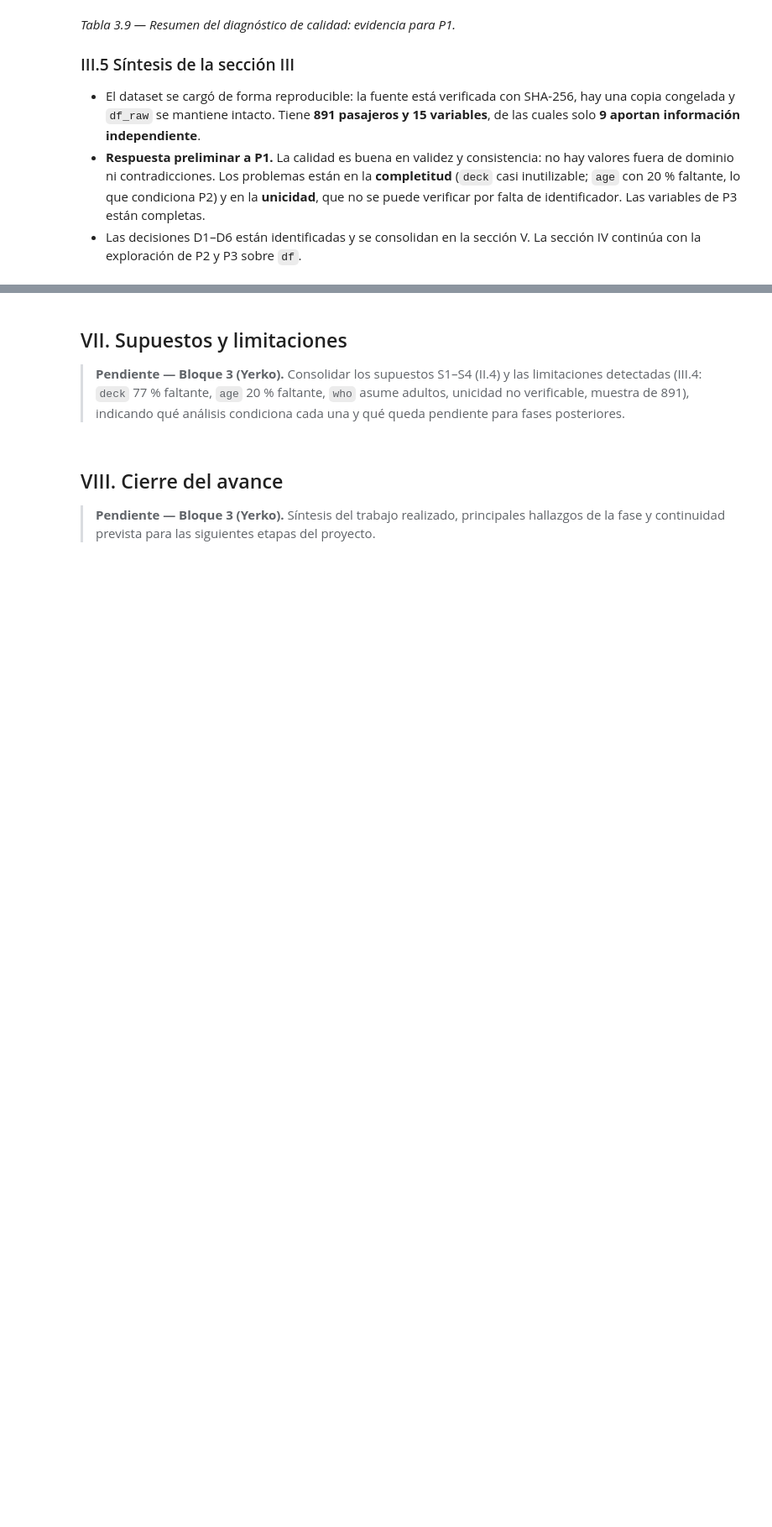
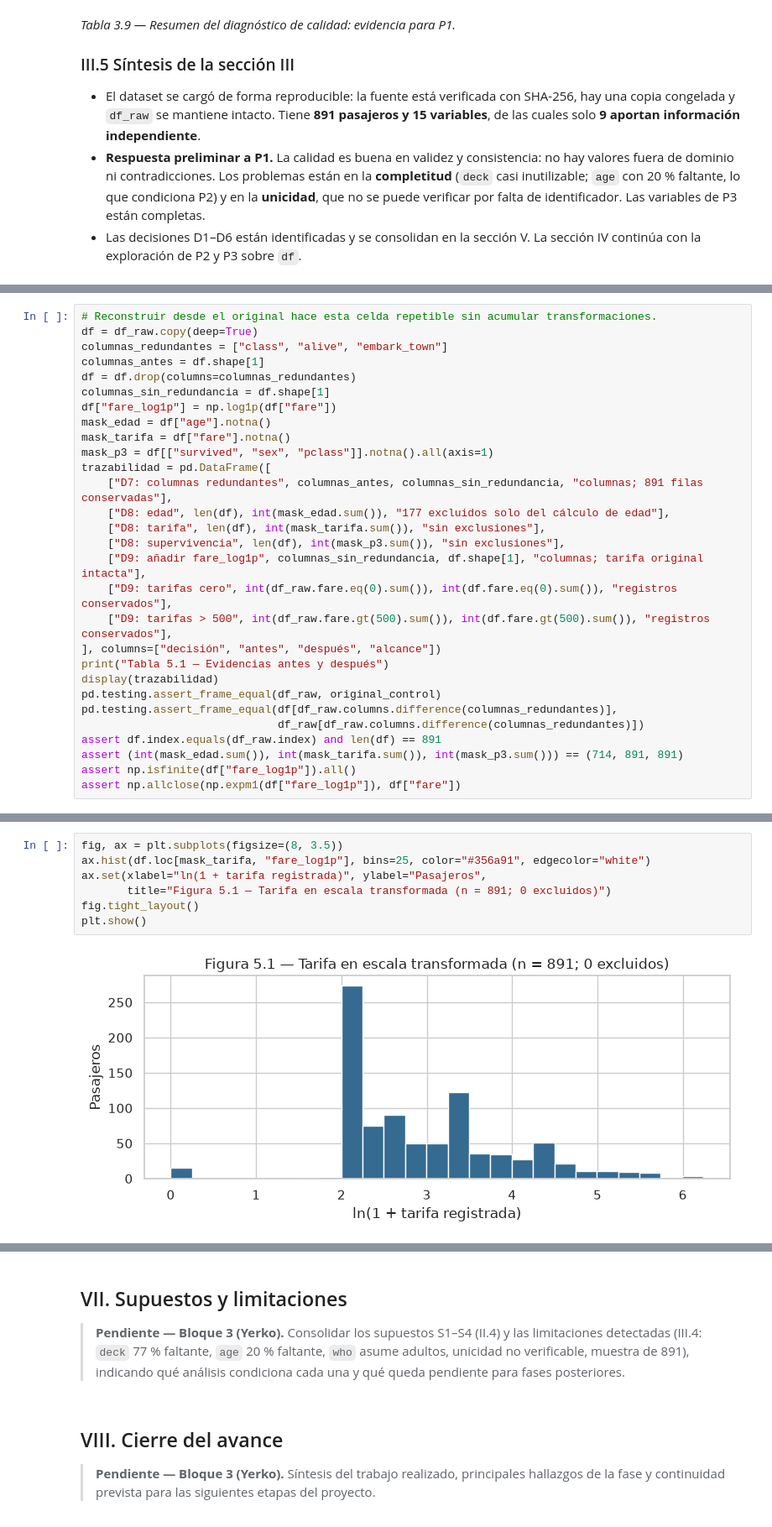
Before and after one commit to joserodriguezc/exploracioninteligentededatos, a Jupyter notebook: sumativa1/notebooks/mcdi503_f1_sumativo_grupo10.ipynb, the cells around one changed output, grey strips where cells are left out. Shown at 84% size. Cells and saved outputs as stored; diff of their text form; blank space fills up the shorter version.

```diff
--- a/sumativa1/notebooks/mcdi503_f1_sumativo_grupo10.ipynb
+++ b/sumativa1/notebooks/mcdi503_f1_sumativo_grupo10.ipynb
@@ -507,0 +576,29 @@ resumen_calidad
+# %%
+# Reconstruir desde el original hace esta celda repetible sin acumular transformaciones.
+df = df_raw.copy(deep=True)
+columnas_redundantes = ["class", "alive", "embark_town"]
+columnas_antes = df.shape[1]
+df = df.drop(columns=columnas_redundantes)
+columnas_sin_redundancia = df.shape[1]
+df["fare_log1p"] = np.log1p(df["fare"])
+mask_edad = df["age"].notna()
+mask_tarifa = df["fare"].notna()
+mask_p3 = df[["survived", "sex", "pclass"]].notna().all(axis=1)
+trazabilidad = pd.DataFrame([
+    ["D7: columnas redundantes", columnas_antes, columnas_sin_redundancia, "columnas; 891 filas conservadas"],
+    ["D8: edad", len(df), int(mask_edad.sum()), "177 excluidos solo del cálculo de edad"],
+    ["D8: tarifa", len(df), int(mask_tarifa.sum()), "sin exclusiones"],
+    ["D8: supervivencia", len(df), int(mask_p3.sum()), "sin exclusiones"],
+    ["D9: añadir fare_log1p", columnas_sin_redundancia, df.shape[1], "columnas; tarifa original intacta"],
+    ["D9: tarifas cero", int(df_raw.fare.eq(0).sum()), int(df.fare.eq(0).sum()), "registros conservados"],
+    ["D9: tarifas > 500", int(df_raw.fare.gt(500).sum()), int(df.fare.gt(500).sum()), "registros conservados"],
+], columns=["decisión", "antes", "después", "alcance"])
+print("Tabla 5.1 — Evidencias antes y después")
+display(trazabilidad)
+pd.testing.assert_frame_equal(df_raw, original_control)
+pd.testing.assert_frame_equal(df[df_raw.columns.difference(columnas_redundantes)],
+                              df_raw[df_raw.columns.difference(columnas_redundantes)])
+assert df.index.equals(df_raw.index) and len(df) == 891
+assert (int(mask_edad.sum()), int(mask_tarifa.sum()), int(mask_p3.sum())) == (714, 891, 891)
+assert np.isfinite(df["fare_log1p"]).all()
+assert np.allclose(np.expm1(df["fare_log1p"]), df["fare"])
@@ -507,0 +617,9 @@ resumen_calidad
+# %%
+fig, ax = plt.subplots(figsize=(8, 3.5))
+ax.hist(df.loc[mask_tarifa, "fare_log1p"], bins=25, color="#356a91", edgecolor="white")
+ax.set(xlabel="ln(1 + tarifa registrada)", ylabel="Pasajeros",
+       title="Figura 5.1 — Tarifa en escala transformada (n = 891; 0 excluidos)")
+fig.tight_layout()
+plt.show()
+# %% [output]
+[figure, added]
```
Also changed, not shown: parts of 34 cells of this notebook, 2 other files.
